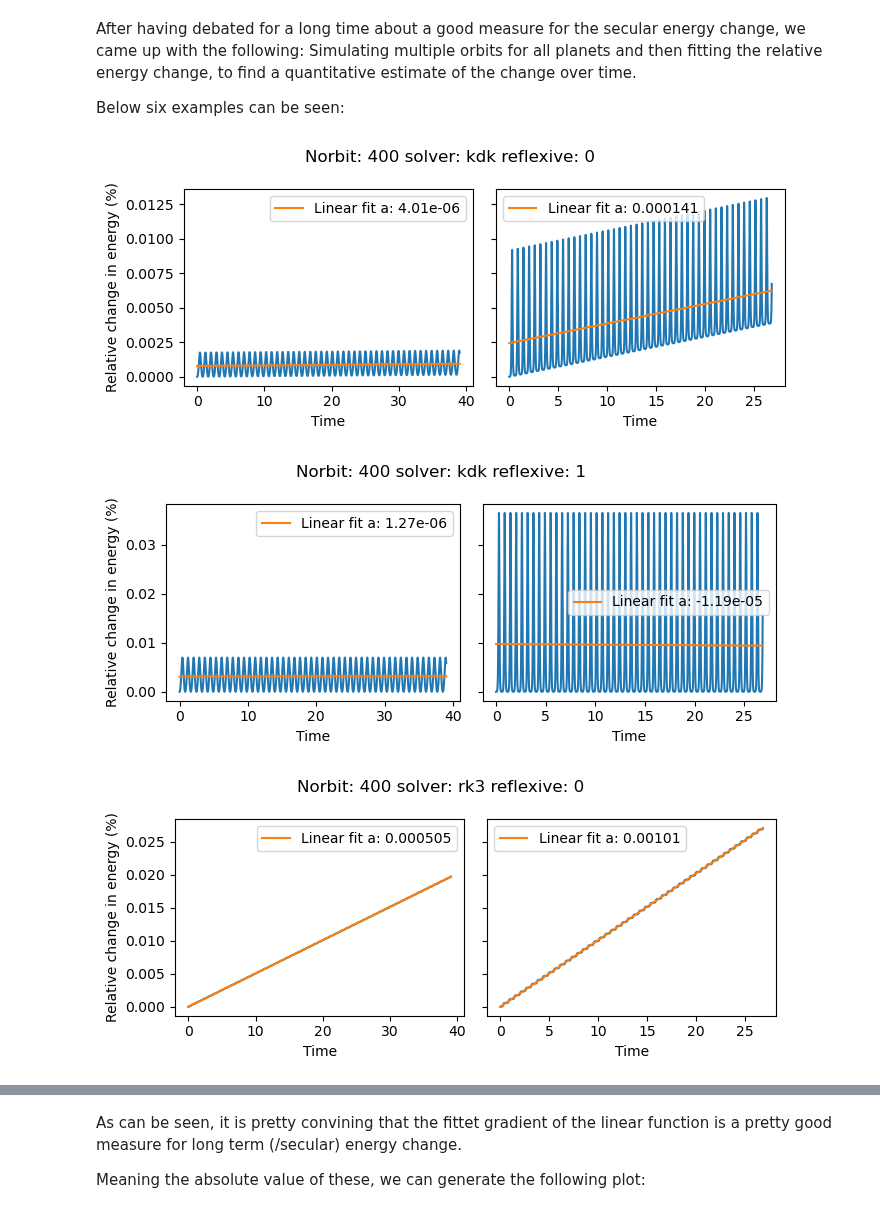
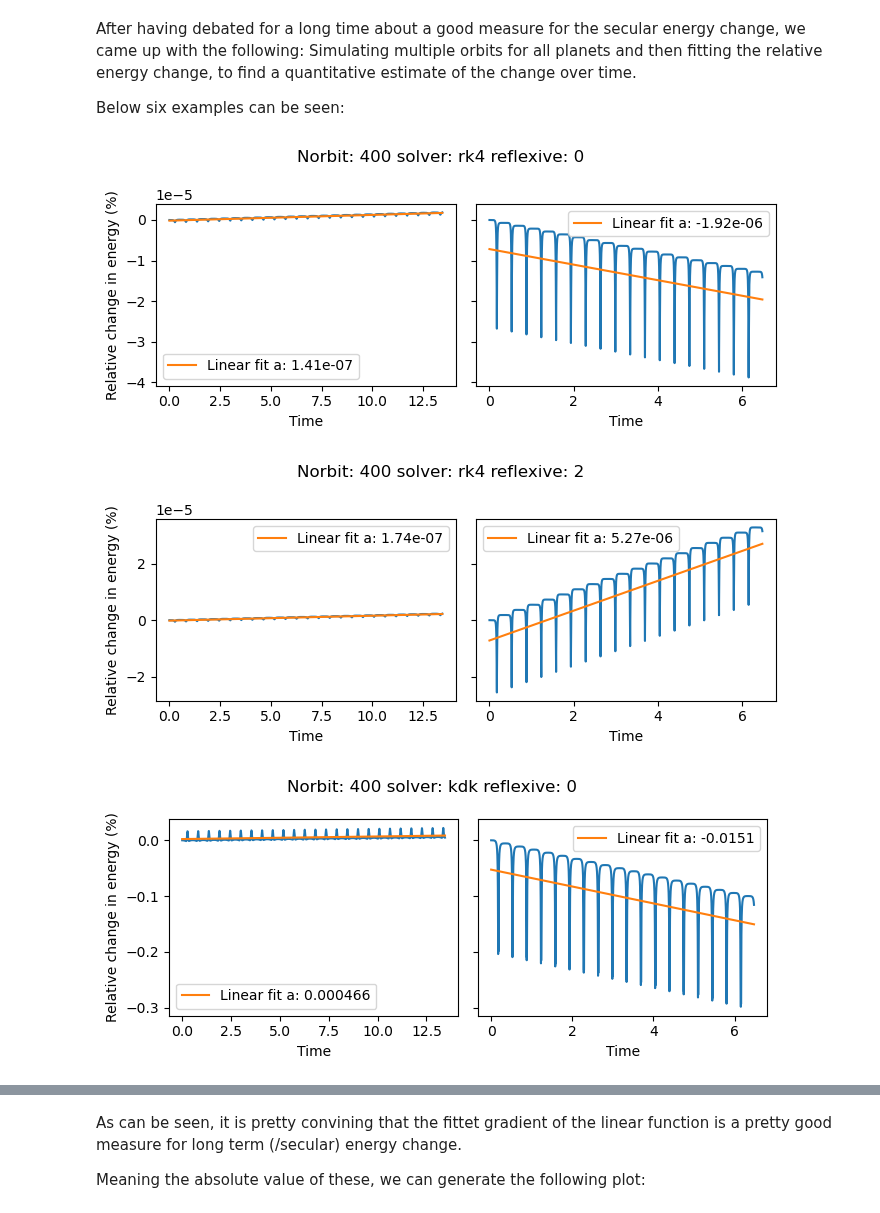
Before and after one commit to JakobSchauser/MscPhysics, a Jupyter notebook: ComputationalAstrophysics/7 Particles/7a Particle Integration.ipynb, the cells around one changed output, grey strips where cells are left out. Saved outputs shown, nothing was run; the diff lists cells and outputs as text; code cells hidden in the pictures.

```diff
--- a/ComputationalAstrophysics/7 Particles/7a Particle Integration.ipynb
+++ b/ComputationalAstrophysics/7 Particles/7a Particle Integration.ipynb
@@ -60,7 +60,7 @@ np.seterr(invalid='raise');             # Fail the code if any exception is rais
 # %%
 class Particles():
     def __init__(self, n=50, rad=1., rmin=0.4, rmax=4., dispersion=0.1, \
-                 edispersion=0.1, emax=0.95, starmass=1., seed=1234):
+                 edispersion=0.1, emax=0.95, starmass=1., seed=1234, masses=None):
         self.n = n                          # number of particles
         self.rad = rad                      # radius [in AU] at which particles are inserted
         self.rmin = rmin                    # minimum and maximum initial radius
@@ -70,13 +70,18 @@ class Particles():
         self.emax = emax                    # maximum eccentricity
         self.starmass = starmass            # stellar mass [solar masses]
 
+        if masses is None:
+            self.masses = np.ones(self.n)
+        else:
+            self.masses = masses
+
         # Assume units where [M] = solar mass, [l]=AU, [t]=year.
         # Then the (unit-less) Kepler's law hold true and GM = 4 pi^2 for Sun.
         self.GM = 4. * np.pi**2 * self.starmass
 
         # Setup particles
-        self.r = np.zeros((3,n))            # position
-        self.v = np.zeros((3,n))            # momentum
+        self.r = np.zeros((2,n))            # position
+        self.v = np.zeros((2,n))            # momentum
         self.initialize(seed)
 
     def initialize(self,seed):
@@ -323,5 +436,5 @@ def run_n(n = 10, reflexive = 0, norbit = 100, solver = "kdk", store_orbits_and_
 
     return energy, ptime, dt, r, v, orb
 
-energy, ptime, dt, r, v, orbit = run_n(50, store_orbits_and_plot = True, norbit=33, reflexive=0)
+energy, ptime, dt, r, v, orbit = run_n(50, store_orbits_and_plot = True, norbit=1000, reflexive=1, solver = "4th")
 # %% [output]
@@ -404,14 +517,15 @@ After having debated for a long time about a good measure for the secular energy
 Below six examples can be seen:
 # %%
 norbits = [100, 200, 400, 1000]
-solver_refs = [("kdk", 0), ("kdk", 1), ("rk3",0)]
+solver_refs = [("rk4",0), ("rk4",2), ("kdk", 0), ("kdk", 2), ("4th",0), ("4th",2) ]
 kkk = 0
 energies = np.empty((len(norbits),len(solver_refs)))
+energy_stds = np.empty((len(norbits),len(solver_refs)))
 for i, norbit in enumerate(norbits):
     for ii, sol_ref in enumerate(solver_refs):
         kkk += 1
         sol, ref = sol_ref
-        energy, ptime, dt, r, v, orb = run_n(50, reflexive= ref, norbit = norbit / (2 if ref == 1 else 1), solver = sol, store_orbits_and_plot = False)
+        energy, ptime, dt, r, v, orb = run_n(50, reflexive= ref, norbit = norbit, solver = sol, store_orbits_and_plot = False, seed = 10)
         # energy, ptime, dt, r, v = run_n(50, reflexive= 0, norbit = 20, solver = "kdk", store_orbits_and_plot = True)
 
         start_energies = energy[:,0]
@@ -421,33 +535,34 @@ for i, norbit in enumerate(norbits):
         # make a linear fit of the energies
 
 
         engis = [(energy[i_particle] / energy[i_particle,0]-1.)*100. for i_particle in range(energy.shape[0])]
 
 
         # p = np.polyfit(t,y,1)
         fits  = [np.polyfit(t,y,1)  for (t,y) in zip(ptime, engis)]
         es = [f[0] for f in fits]
 
         if i == 2:
             fig, axs = plt.subplots(1,2, figsize = (7,3), sharey=1)
             num = 3
             axs[0].plot(ptime[num], engis[num])
             axs[0].plot(ptime[num], fits[num][0]*ptime[num] + fits[num][1], label = f"Linear fit a: {fits[num][0]:.3}")
             num = 30
             axs[1].plot(ptime[num], engis[num])
             axs[1].plot(ptime[num], fits[num][0]*ptime[num] + fits[num][1], label = f"Linear fit a: {fits[num][0]:.3}")
             axs[0].legend()
             axs[1].legend()
             fig.suptitle("Norbit: " + str(norbit) + " solver: " + sol + " reflexive: " + str(ref))
 
             axs[0].set_xlabel("Time")
             axs[1].set_xlabel("Time")
             axs[0].set_ylabel("Relative change in energy (%)")
             fig.tight_layout()
             plt.show()
 
         energies[i,ii] = np.mean(np.abs(es))
+        energy_stds[i,ii] = np.std(np.abs(es))
 # %% [output]
-[figure, old version]
+[figure, new version]
-[figure, old version]
+[figure, new version]
-[figure, old version]
+[figure, new version]
```
Also changed, not shown: parts of 7 cells of this notebook, 4 other files.
